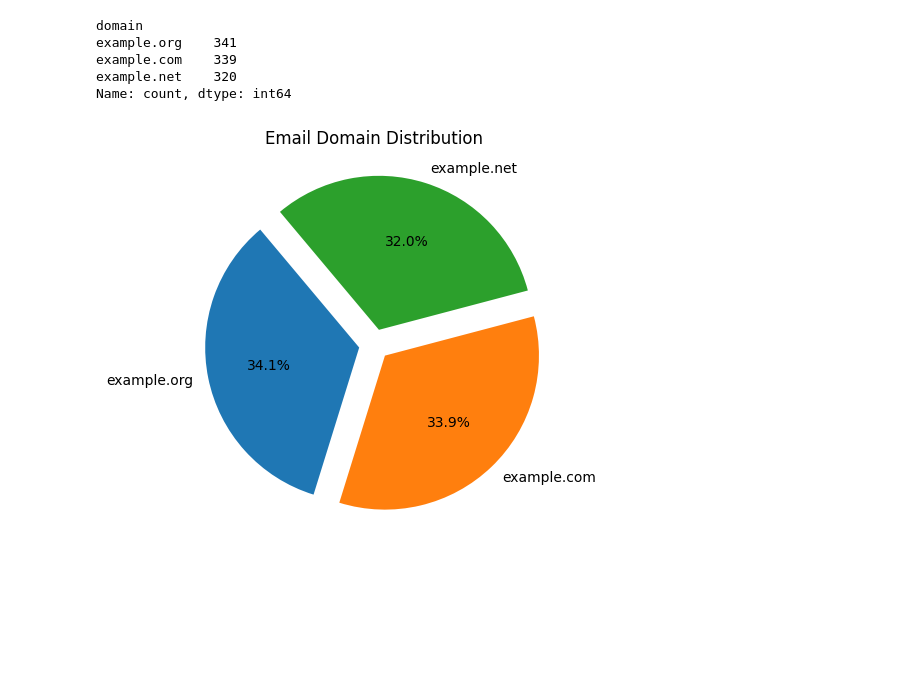
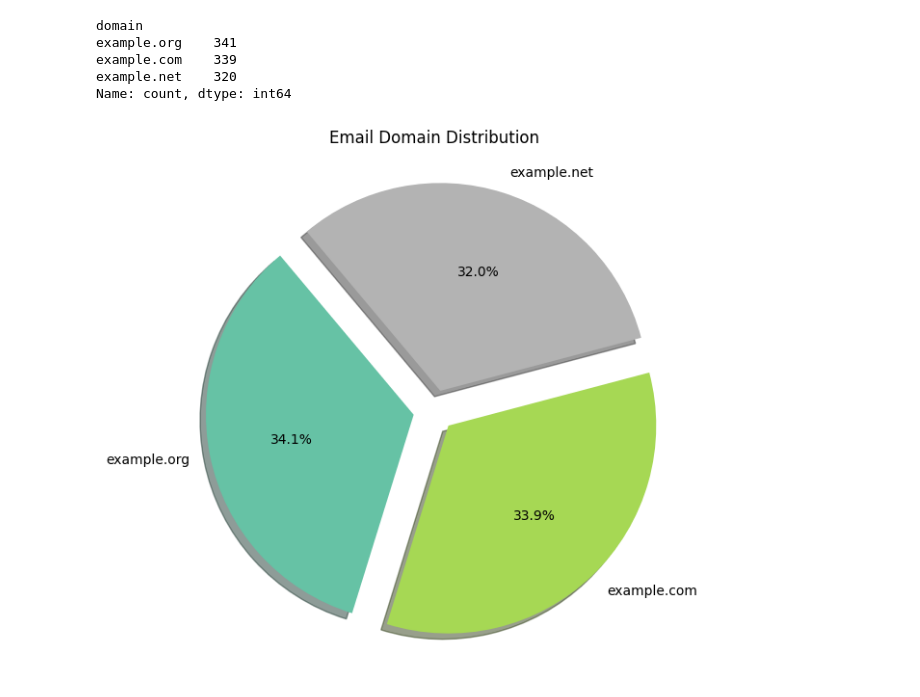
Before and after one commit to dimon-ua/PFDA, a Jupyter notebook: assignments/assignment03-pie.ipynb, the cells around one changed output. Saved outputs shown, nothing was run; the diff lists cells and outputs as text; code cells hidden in the pictures; blank space fills up the shorter version.

```diff
--- a/assignments/assignment03-pie.ipynb
+++ b/assignments/assignment03-pie.ipynb
@@ -25,17 +25,19 @@ Name: count, dtype: int64
 # %%
 # Make each slice separately.
 # https://matplotlib.org/stable/gallery/pie_and_polar_charts/pie_features.html#explode-shade-and-rotate-slices
 explode = [0.1, 0.1, 0.1]
 
 domain_counts.plot.pie(
-    figsize=(5, 5),
+    figsize=(7, 7),
     title='Email Domain Distribution',
     explode=explode,
     autopct='%1.1f%%',
+    cmap='Set2',
+    shadow=True,
     startangle=130)
 
 plt.xlabel('')
 plt.ylabel('')
 plt.show()
 # %% [output]
-[figure, old version]
+[figure, new version]
```
